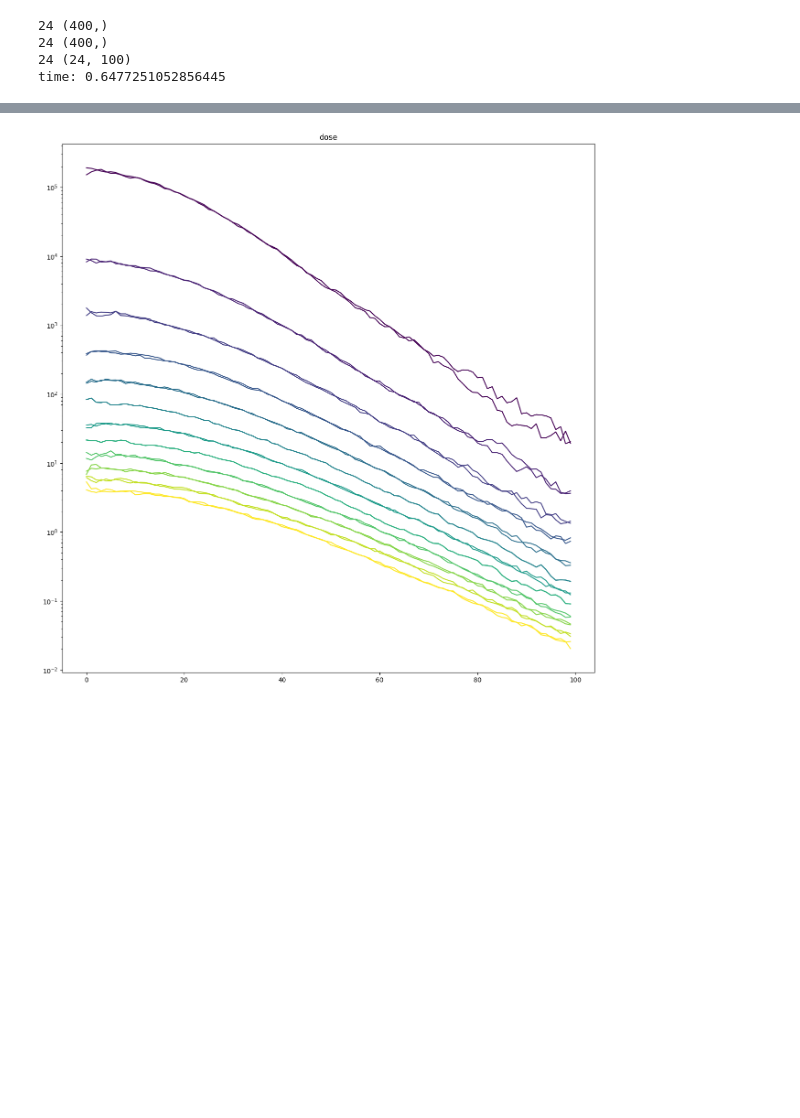
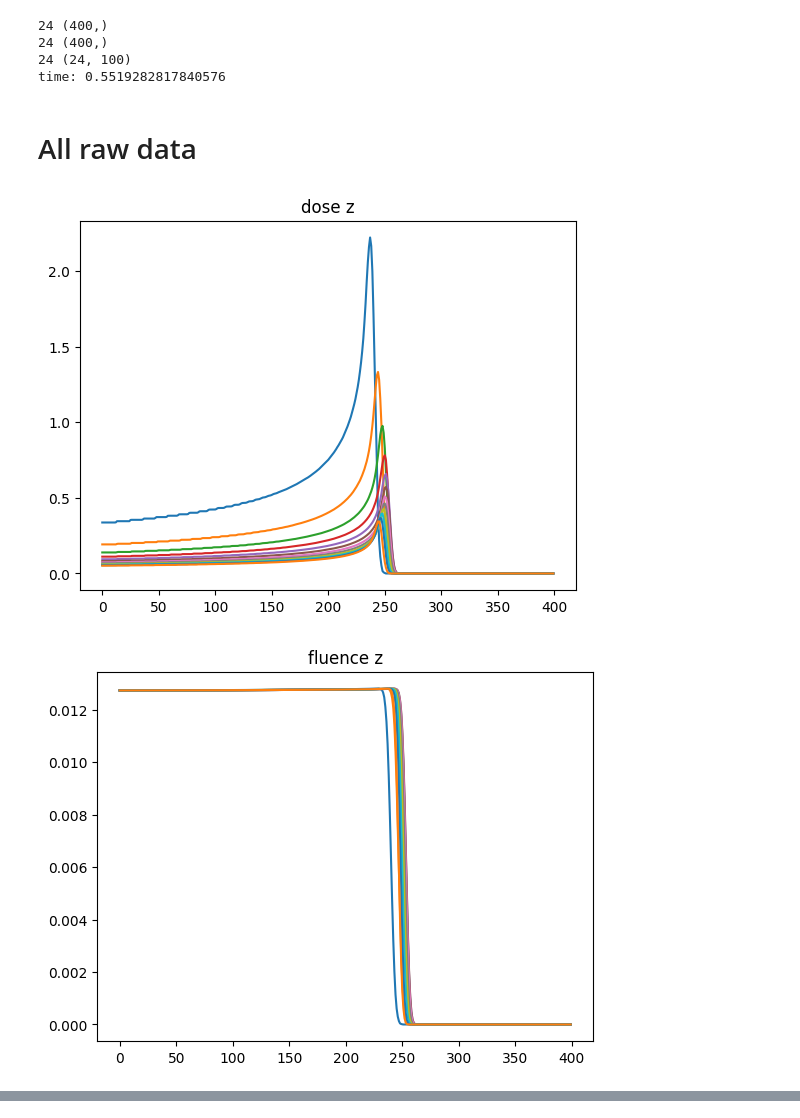
Before and after one commit to jagodek/ai-proton-simulations, a Jupyter notebook: gen4/pipeline.ipynb, the cells around one changed output, grey strips where cells are left out. Saved outputs shown, nothing was run; the diff lists cells and outputs as text; code cells hidden in the pictures; blank space fills up the shorter version.

```diff
--- a/gen4/pipeline.ipynb
+++ b/gen4/pipeline.ipynb
@@ -106,7 +99,8 @@ data_z_dose = np.array([dataset.pages[0].data_raw for dataset in [res[0] for res
 data_z_fluence_protons = np.array([dataset.pages[1].data_raw for dataset in [res[0] for res in results]])
 data_z_dlet_protons = np.array([dataset.pages[4].data_raw for dataset in [res[0] for res in results]])
 data_r_dose = np.array([dataset.pages[0].data_raw for dataset in [res[1] for res in results]])
-data_r_fluence = np.array([dataset.pages[1].data_raw for dataset in [res[1] for res in results]])
+data_r_fluence_protons = np.array([dataset.pages[1].data_raw for dataset in [res[1] for res in results]])
+data_r_dlet_protons = np.array([dataset.pages[4].data_raw for dataset in [res[1] for res in results]])
 # plt.plot(arr)
 print(len(data_z_dose), data_z_dose[0].shape)
 print(len(data_z_fluence_protons), data_z_fluence_protons[0].shape)
@@ -117,4 +111,36 @@ print(f"time: {time.time()-start}")
 24 (400,)
 24 (400,)
 24 (24, 100)
-time: 0.6477251052856445
+time: 0.5519282817840576
+# %% [markdown]
+# All raw data
+# %%
+for i in data_z_dose[::2]:
+    plt.title("dose z")
+    plt.plot(i)
+plt.show()
+for i in data_z_fluence_protons[::2]:
+    plt.title("fluence z")
+    plt.plot(i)
+plt.show()
+for i in data_z_dlet_protons[::2]:
+    plt.title("dlet z")
+    plt.plot(i)
+plt.show()
+for i in data_r_dose[::2]:
+    plt.title("dose r")
+    plt.yscale("log")
+    plt.plot(i)
+plt.show()
+for i in data_r_fluence_protons[::2]:
+    plt.title("fluence r")
+    plt.yscale("log")
+    plt.plot(i)
+plt.show()
+for i in data_r_dlet_protons[::2]:
+    plt.title("dlet r")
+    plt.plot(i)
+plt.show()
+# %% [output]
+[figure, added]
+[figure, added]
@@ -131,6 +161,4 @@ for i in range(len(data_r_dose)):
 plt.yscale("log")
 plt.title("dose")
 plt.show()
-# %% [output]
-[figure, removed]
 # %%
```
Also changed, not shown: parts of 21 cells of this notebook, 2 other files.
